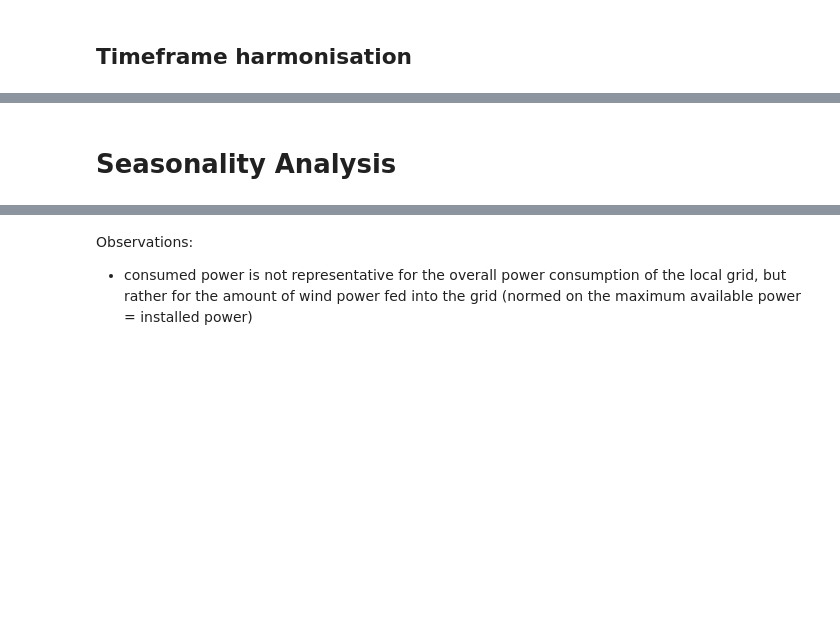
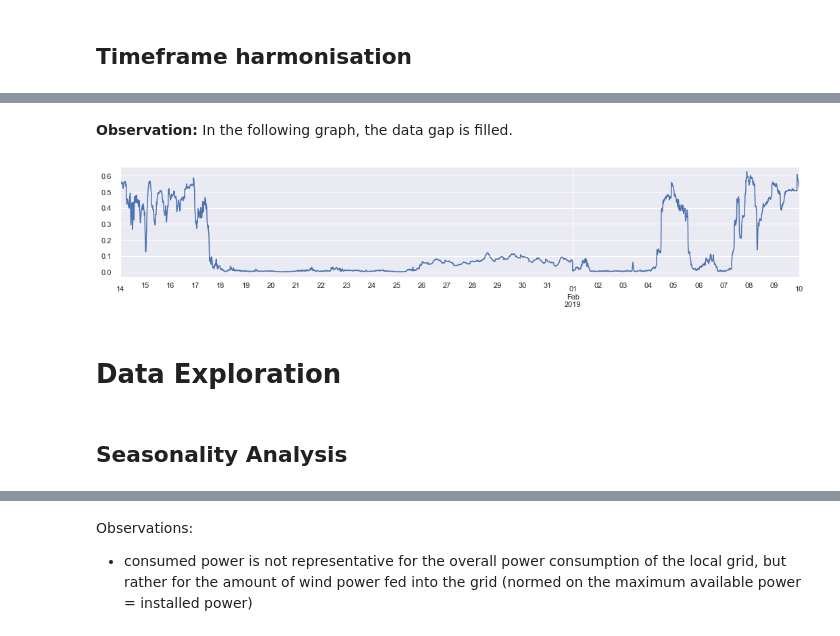
Before and after one commit to JonJae/TimeSeriesPrediction_FeedInMngmt, a Jupyter notebook: FeedInMngmt_EDA.ipynb, the cells around one changed output, grey strips where cells are left out. Cells and saved outputs as stored; diff of their text form; code cells hidden in the pictures; blank space fills up the shorter version.

```diff
--- a/FeedInMngmt_EDA.ipynb
+++ b/FeedInMngmt_EDA.ipynb
@@ -256,5 +345,15 @@ df[df["month"] == 10]["target_losses_norm"].plot();
+# %% [markdown]
+**Observation:** In the following graph, the data gap is filled.
+# %%
+start_index = pd.to_datetime("2019-01-14 00:00:00")
+end_index = pd.to_datetime("2019-02-10 00:00:00")
+df.target_losses_norm[start_index:end_index].plot(figsize=(18, 3));
+# %% [output]
+[figure, added]
+# %% [markdown]
+# Data Exploration
 # %% [markdown]
-# Seasonality Analysis
+## Seasonality Analysis
 # %%
 #Using pivot table to create a dataframe having index as hours and columns as weekdays and each cell will contain the average
 #energy consumption for that particular hour of the weekday
```
Also changed, not shown: parts of 44 cells of this notebook, 3 other files.
